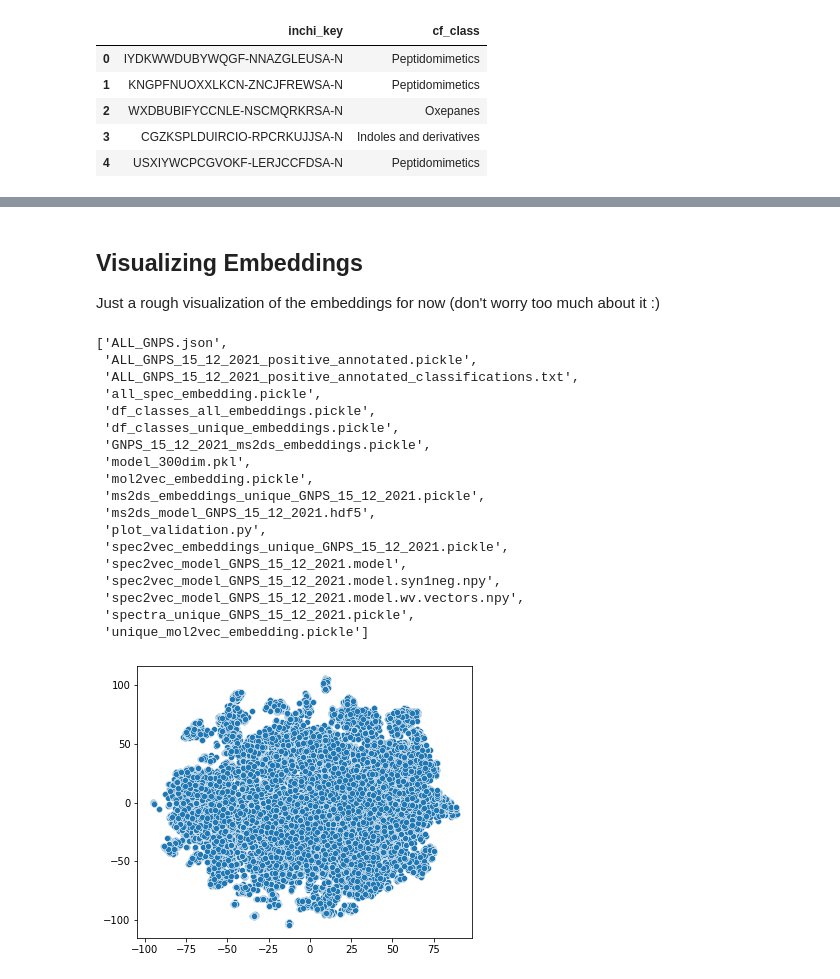
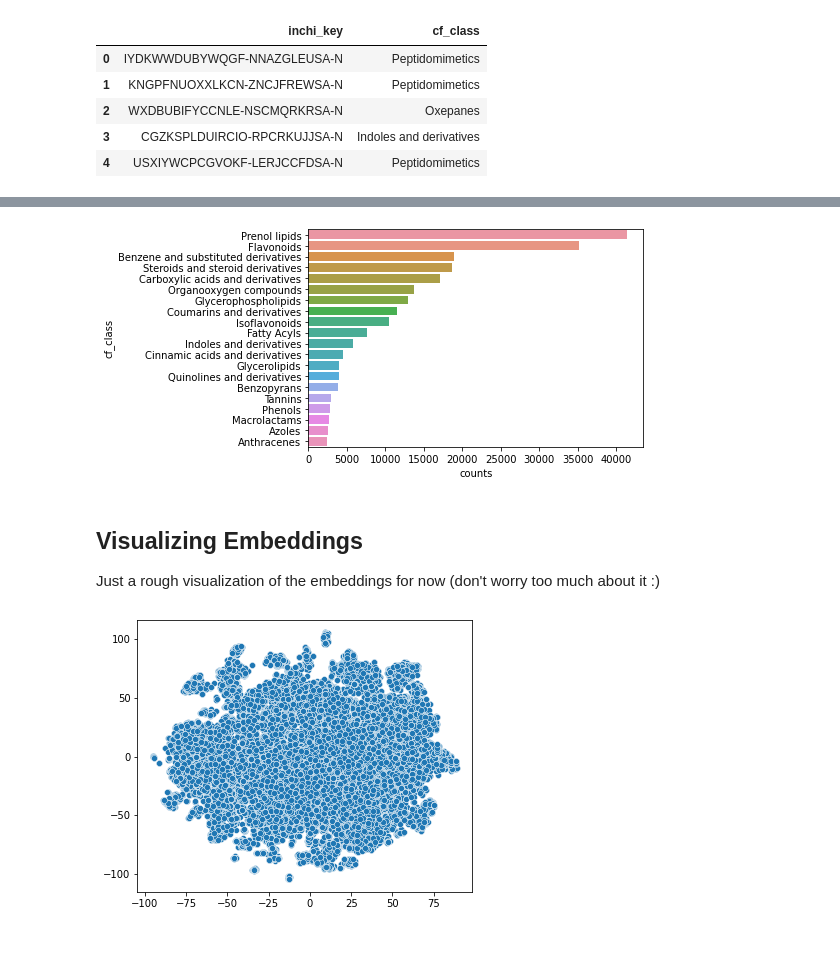
Before and after one commit to LukaLmelias/DeepCCA_thesis, a Jupyter notebook: data_preprocessing_and_embeddings.ipynb, the cells around one changed output, grey strips where cells are left out. Saved outputs shown, nothing was run; the diff lists cells and outputs as text; code cells hidden in the pictures; blank space fills up the shorter version.

```diff
--- a/data_preprocessing_and_embeddings.ipynb
+++ b/data_preprocessing_and_embeddings.ipynb
@@ -820,3 +761,9 @@ sns.barpl
+# %%
+
+sns.barplot(data=df_class_counts.head(20), x='counts', y='cf_class')
+plt.show()
+# %% [output]
+[figure, added]
 # %% [markdown]
 ## Visualizing Embeddings
 
@@ -831,27 +778,6 @@ import numpy as np
 import umap.plot
 from matplotlib import pyplot as plt
 import seaborn as sns
-# %%
-os.listdir()
-# %% [output]
-['ALL_GNPS.json',
- 'ALL_GNPS_15_12_2021_positive_annotated.pickle',
- 'ALL_GNPS_15_12_2021_positive_annotated_classifications.txt',
- 'all_spec_embedding.pickle',
- 'df_classes_all_embeddings.pickle',
- 'df_classes_unique_embeddings.pickle',
- 'GNPS_15_12_2021_ms2ds_embeddings.pickle',
- 'model_300dim.pkl',
- 'mol2vec_embedding.pickle',
- 'ms2ds_embeddings_unique_GNPS_15_12_2021.pickle',
- 'ms2ds_model_GNPS_15_12_2021.hdf5',
- 'plot_validation.py',
- 'spec2vec_embeddings_unique_GNPS_15_12_2021.pickle',
- 'spec2vec_model_GNPS_15_12_2021.model',
- 'spec2vec_model_GNPS_15_12_2021.model.syn1neg.npy',
- 'spec2vec_model_GNPS_15_12_2021.model.wv.vectors.npy',
- 'spectra_unique_GNPS_15_12_2021.pickle',
- 'unique_mol2vec_embedding.pickle']
 # %%
 uniq_ms2ds = './ms2ds_embeddings_unique_GNPS_15_12_2021.pickle'
 uniq_spec2vec = './spec2vec_embeddings_unique_GNPS_15_12_2021.pickle'
```
Also changed, not shown: parts of 29 cells of this notebook.
